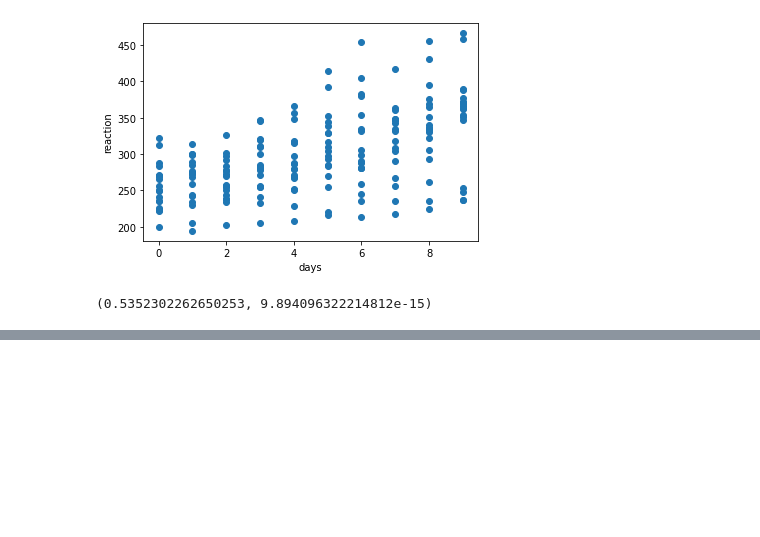
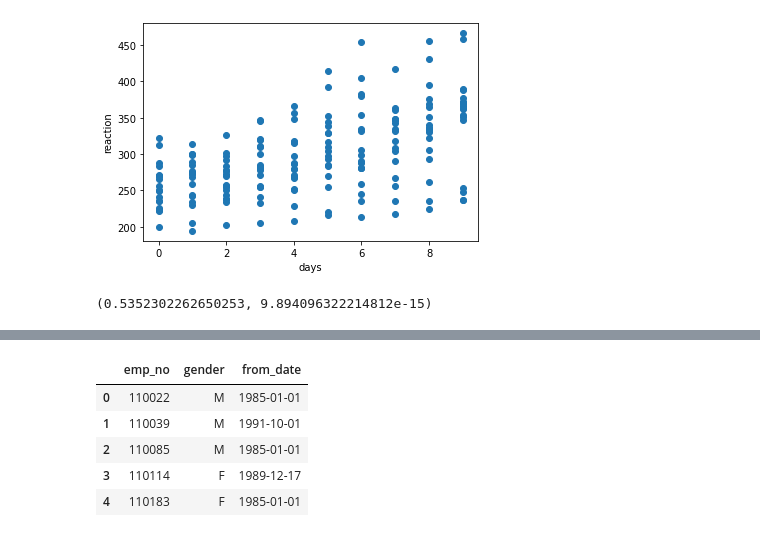
Before and after one commit to ian-james-johnson/data_science_notes, a Jupyter notebook: hypothesis_testing.ipynb, the cells around one changed output, grey strips where cells are left out. Cells and saved outputs as stored; diff of their text form; code cells hidden in the pictures; blank space fills up the shorter version.

```diff
--- a/hypothesis_testing.ipynb
+++ b/hypothesis_testing.ipynb
@@ -832,0 +1064,22 @@ corr, p
+# %%
+#3
+# Is an employee's gender independent of whether or not they are or have been a manager?
+
+url = f'mysql+pymysql://{user}:{password}@{host}/employees'
+
+query = """
+select emp_no, gender, from_date
+from employees e
+join dept_manager dm using(emp_no);
+"""
+
+e_df = pd.read_sql(query, url)
+# H0: there is no association between gender and department
+# Ha: there is an association between gender and departmente_df.head()
+# %% [output]
+|  | emp_no | gender | from_date |
+| 0 | 110022 | M | 1985-01-01 |
+| 1 | 110039 | M | 1991-10-01 |
+| 2 | 110085 | M | 1985-01-01 |
+| 3 | 110114 | F | 1989-12-17 |
+| 4 | 110183 | F | 1985-01-01 |
```
Also changed, not shown: parts of 13 cells of this notebook, 1 other file.
